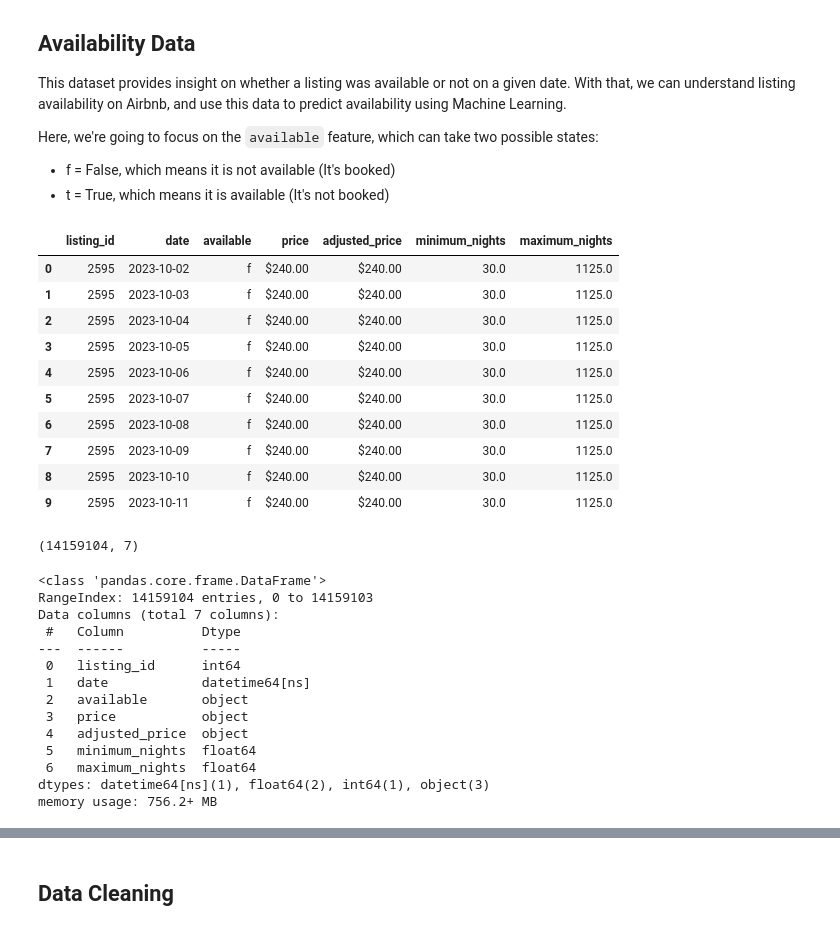
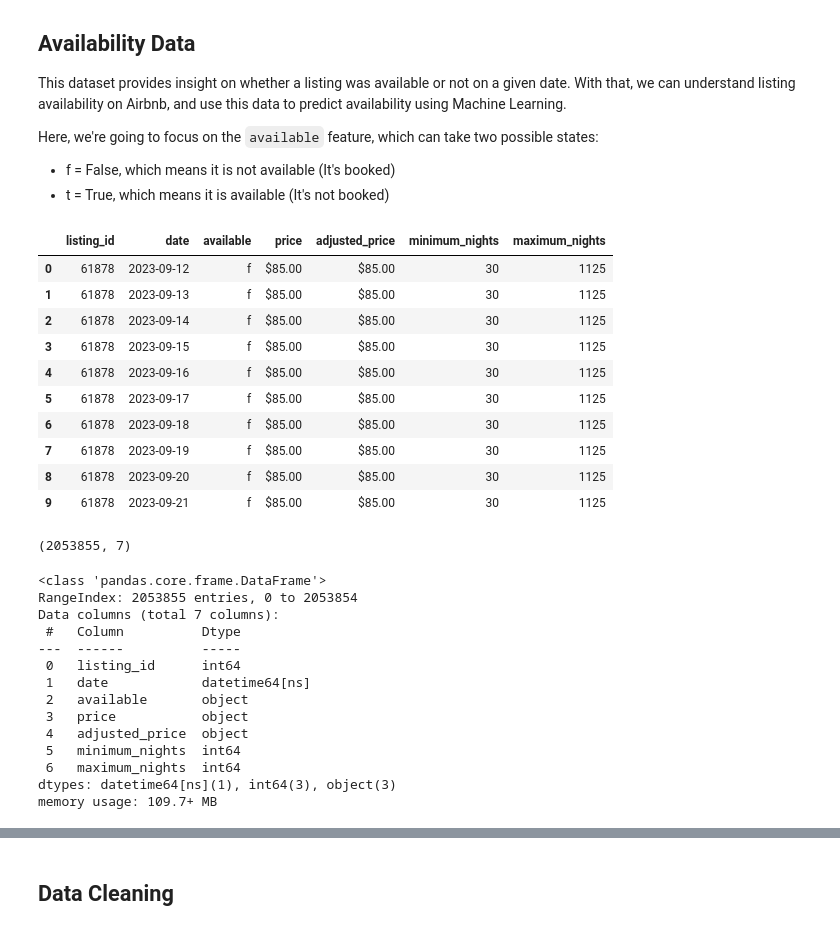
Before and after one commit to rafaelnduarte/airbnb, a Jupyter notebook: notebooks/03_transform_raw_to_timeseries.ipynb, the cells around one changed output, grey strips where cells are left out. Saved outputs shown, nothing was run; the diff lists cells and outputs as text; code cells hidden in the pictures.

```diff
--- a/notebooks/03_transform_raw_to_timeseries.ipynb
+++ b/notebooks/03_transform_raw_to_timeseries.ipynb
@@ -11,32 +11,32 @@ Here, we're going to focus on the `available` feature, which can take two possib
 # %%
 import pandas as pd
 import numpy as np
 import seaborn as sns
 
-df = pd.read_parquet('/Users/rafaelduarte/Projects/airbnb/data/raw/new-york-city/calendar-2023-10-01.csv.parquet')
+df = pd.read_parquet('/Users/rafaelduarte/Projects/airbnb/data/raw/dallas-calendar-2023-09-12.csv.parquet')
 df['date'] = pd.to_datetime(df['date'], infer_datetime_format=True)
 df.head(10)
 # %% [output]
 |  | listing_id | date | available | price | adjusted_price | minimum_nights | maximum_nights |
-| 0 | 2595 | 2023-10-02 | f | $240.00 | $240.00 | 30.0 | 1125.0 |
-| 1 | 2595 | 2023-10-03 | f | $240.00 | $240.00 | 30.0 | 1125.0 |
-| 2 | 2595 | 2023-10-04 | f | $240.00 | $240.00 | 30.0 | 1125.0 |
-| 3 | 2595 | 2023-10-05 | f | $240.00 | $240.00 | 30.0 | 1125.0 |
-| 4 | 2595 | 2023-10-06 | f | $240.00 | $240.00 | 30.0 | 1125.0 |
-| 5 | 2595 | 2023-10-07 | f | $240.00 | $240.00 | 30.0 | 1125.0 |
-| 6 | 2595 | 2023-10-08 | f | $240.00 | $240.00 | 30.0 | 1125.0 |
-| 7 | 2595 | 2023-10-09 | f | $240.00 | $240.00 | 30.0 | 1125.0 |
-| 8 | 2595 | 2023-10-10 | f | $240.00 | $240.00 | 30.0 | 1125.0 |
-| 9 | 2595 | 2023-10-11 | f | $240.00 | $240.00 | 30.0 | 1125.0 |
+| 0 | 61878 | 2023-09-12 | f | $85.00 | $85.00 | 30 | 1125 |
+| 1 | 61878 | 2023-09-13 | f | $85.00 | $85.00 | 30 | 1125 |
+| 2 | 61878 | 2023-09-14 | f | $85.00 | $85.00 | 30 | 1125 |
+| 3 | 61878 | 2023-09-15 | f | $85.00 | $85.00 | 30 | 1125 |
+| 4 | 61878 | 2023-09-16 | f | $85.00 | $85.00 | 30 | 1125 |
+| 5 | 61878 | 2023-09-17 | f | $85.00 | $85.00 | 30 | 1125 |
+| 6 | 61878 | 2023-09-18 | f | $85.00 | $85.00 | 30 | 1125 |
+| 7 | 61878 | 2023-09-19 | f | $85.00 | $85.00 | 30 | 1125 |
+| 8 | 61878 | 2023-09-20 | f | $85.00 | $85.00 | 30 | 1125 |
+| 9 | 61878 | 2023-09-21 | f | $85.00 | $85.00 | 30 | 1125 |
 # %%
 df.shape
 # %% [output]
-(14159104, 7)
+(2053855, 7)
 # %%
 df.info()
 # %% [output]
 <class 'pandas.core.frame.DataFrame'>
-RangeIndex: 14159104 entries, 0 to 14159103
+RangeIndex: 2053855 entries, 0 to 2053854
 Data columns (total 7 columns):
  #   Column          Dtype
 ---  ------          -----
@@ -45,10 +45,10 @@ Data columns (total 7 columns):
  2   available       object
  3   price           object
  4   adjusted_price  object
- 5   minimum_nights  float64
- 6   maximum_nights  float64
-dtypes: datetime64[ns](1), float64(2), int64(1), object(3)
-memory usage: 756.2+ MB
+ 5   minimum_nights  int64
+ 6   maximum_nights  int64
+dtypes: datetime64[ns](1), int64(3), object(3)
+memory usage: 109.7+ MB
 # %%
 # Add new columns
 df['Year'] = df['date'].dt.isocalendar().year
```
Also changed, not shown: parts of 12 cells of this notebook, 12 other files.
